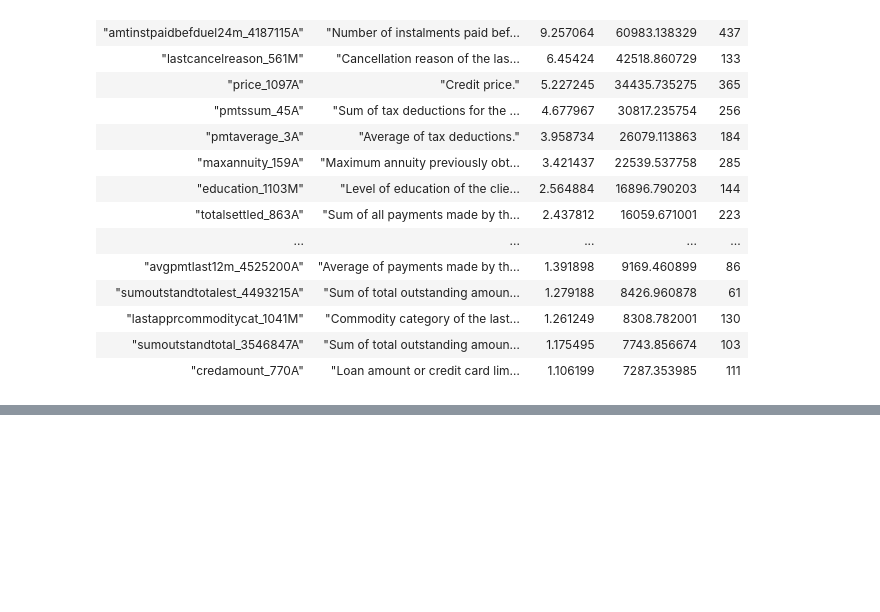
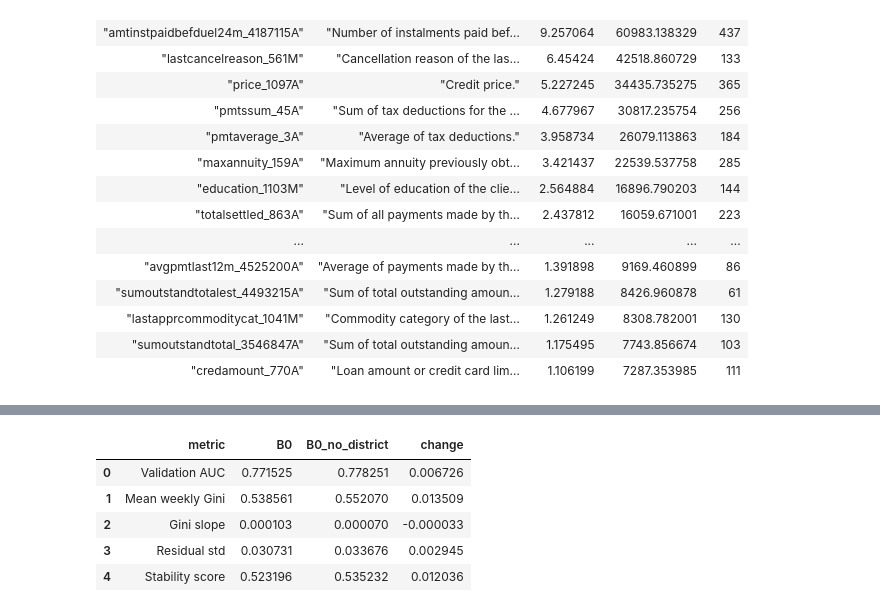
Before and after one commit to tpdnp123/Regional-Politics-and-Market-Evolution, a Jupyter notebook: HCRMS.ipynb, the cells around one changed output, grey strips where cells are left out. Cells and saved outputs as stored; diff of their text form; code cells hidden in the pictures; blank space fills up the shorter version.

```diff
--- a/HCRMS.ipynb
+++ b/HCRMS.ipynb
@@ -846,0 +1354,45 @@ shape: (20, 5)
+# %%
+# 28. 比较原始 B0 与移除地区特征后的结果
+
+comparison = pd.DataFrame(
+    {
+        "metric": [
+            "Validation AUC",
+            "Mean weekly Gini",
+            "Gini slope",
+            "Residual std",
+            "Stability score",
+        ],
+        "B0": [
+            roc_auc_score(y_valid, valid_pred_b0),
+            mean_gini,
+            slope,
+            residual_std,
+            stability_score_b0,
+        ],
+        "B0_no_district": [
+            roc_auc_score(
+                y_valid,
+                valid_pred_no_district,
+            ),
+            mean_gini_no_district,
+            slope_no_district,
+            residual_std_no_district,
+            stability_score_no_district,
+        ],
+    }
+)
+
+comparison["change"] = (
+    comparison["B0_no_district"]
+    - comparison["B0"]
+)
+
+comparison
+# %% [output]
+|  | metric | B0 | B0_no_district | change |
+| 0 | Validation AUC | 0.771525 | 0.778251 | 0.006726 |
+| 1 | Mean weekly Gini | 0.538561 | 0.552070 | 0.013509 |
+| 2 | Gini slope | 0.000103 | 0.000070 | -0.000033 |
+| 3 | Residual std | 0.030731 | 0.033676 | 0.002945 |
+| 4 | Stability score | 0.523196 | 0.535232 | 0.012036 |
```
Also changed, not shown: parts of 6 cells of this notebook.
